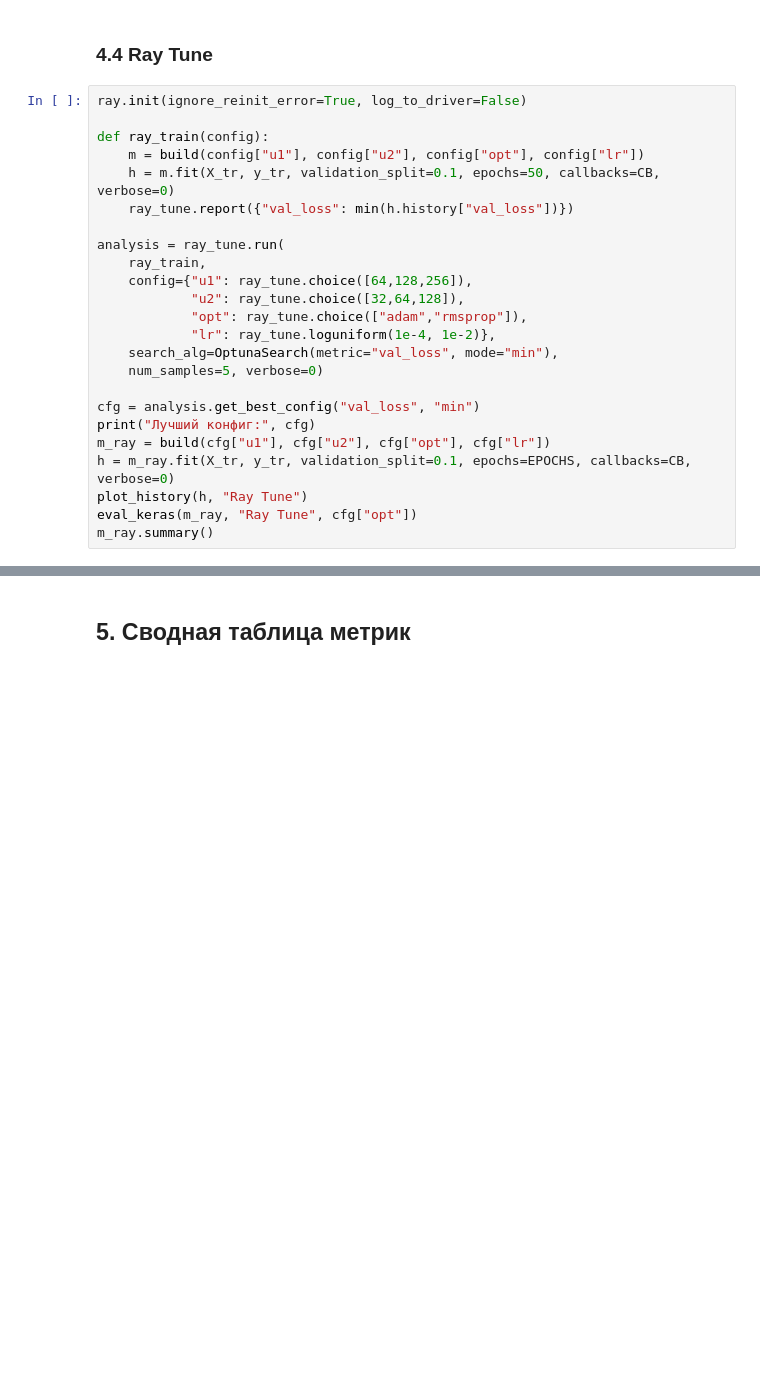
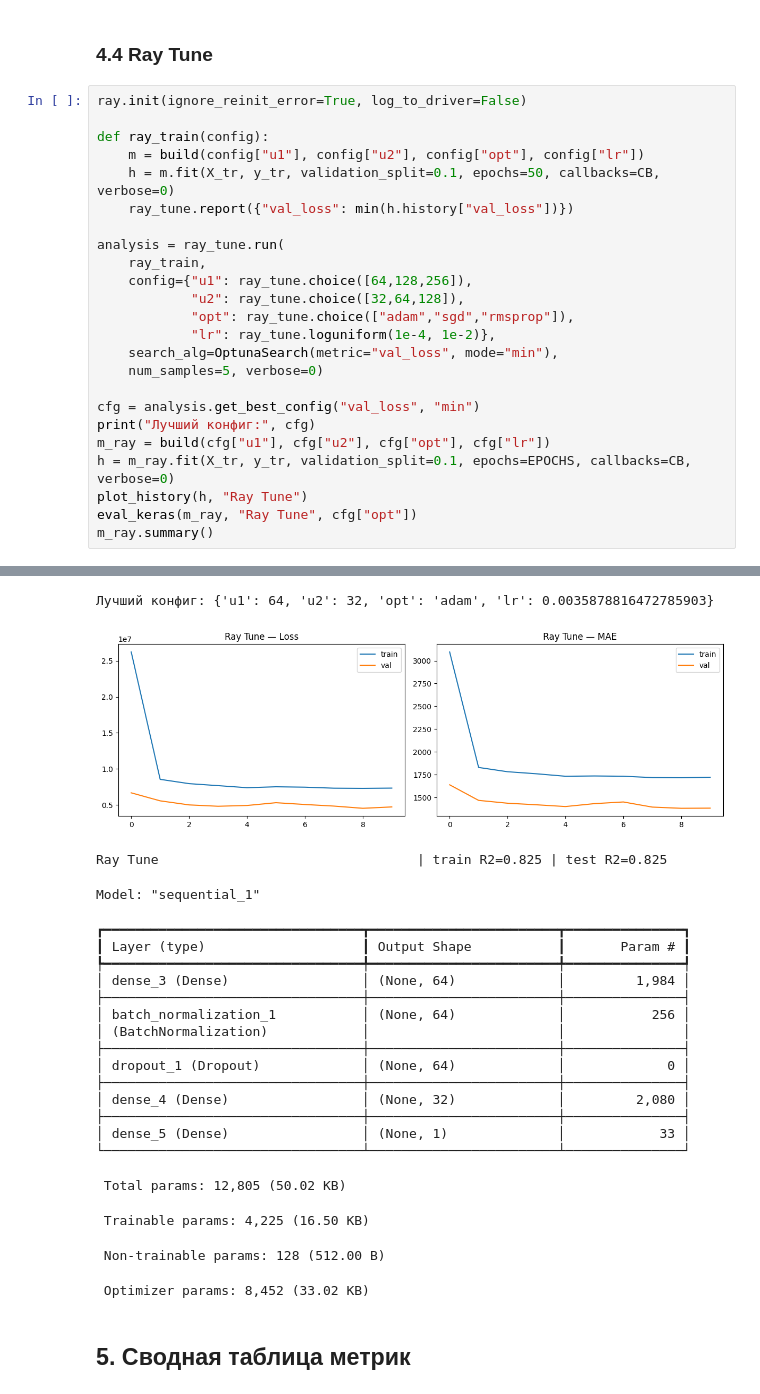
Before and after one commit to terracodum/ML_labs, a Jupyter notebook: lab7/lab7_reg.ipynb, the cells around one changed output, grey strips where cells are left out. Drawn from its saved outputs; the diff is of its cells as text; blank space fills up the shorter version.

```diff
--- a/lab7/lab7_reg.ipynb
+++ b/lab7/lab7_reg.ipynb
@@ -272,7 +375,7 @@ analysis = ray_tune.run(
     ray_train,
     config={"u1": ray_tune.choice([64,128,256]),
             "u2": ray_tune.choice([32,64,128]),
-            "opt": ray_tune.choice(["adam","rmsprop"]),
+            "opt": ray_tune.choice(["adam","sgd","rmsprop"]),
             "lr": ray_tune.loguniform(1e-4, 1e-2)},
     search_alg=OptunaSearch(metric="val_loss", mode="min"),
     num_samples=5, verbose=0)
@@ -284,3 +387,4 @@ h = m_ray.fit(X_tr, y_tr, validation_split=0.1, epochs=EPOCHS, callbacks=CB, ver
 plot_history(h, "Ray Tune")
 eval_keras(m_ray, "Ray Tune", cfg["opt"])
 m_ray.summary()
+# %% [output]
@@ -287,3 +395,25 @@ m_ray.summary()
+Лучший конфиг: {'u1': 64, 'u2': 32, 'opt': 'adam', 'lr': 0.0035878816472785903}
+[figure, added]
+Ray Tune                                 | train R2=0.825 | test R2=0.825
+Model: "sequential_1"
+┏━━━━━━━━━━━━━━━━━━━━━━━━━━━━━━━━━┳━━━━━━━━━━━━━━━━━━━━━━━━┳━━━━━━━━━━━━━━━┓
+┃ Layer (type)                    ┃ Output Shape           ┃       Param # ┃
+┡━━━━━━━━━━━━━━━━━━━━━━━━━━━━━━━━━╇━━━━━━━━━━━━━━━━━━━━━━━━╇━━━━━━━━━━━━━━━┩
+│ dense_3 (Dense)                 │ (None, 64)             │         1,984 │
+├─────────────────────────────────┼────────────────────────┼───────────────┤
+│ batch_normalization_1           │ (None, 64)             │           256 │
+│ (BatchNormalization)            │                        │               │
+├─────────────────────────────────┼────────────────────────┼───────────────┤
+│ dropout_1 (Dropout)             │ (None, 64)             │             0 │
+├─────────────────────────────────┼────────────────────────┼───────────────┤
+│ dense_4 (Dense)                 │ (None, 32)             │         2,080 │
+├─────────────────────────────────┼────────────────────────┼───────────────┤
+│ dense_5 (Dense)                 │ (None, 1)              │            33 │
+└─────────────────────────────────┴────────────────────────┴───────────────┘
+ Total params: 12,805 (50.02 KB)
+ Trainable params: 4,225 (16.50 KB)
+ Non-trainable params: 128 (512.00 B)
+ Optimizer params: 8,452 (33.02 KB)
 # %% [markdown]
 ## 5. Сводная таблица метрик
 # %%
```
Also changed, not shown: parts of 15 cells of this notebook.
